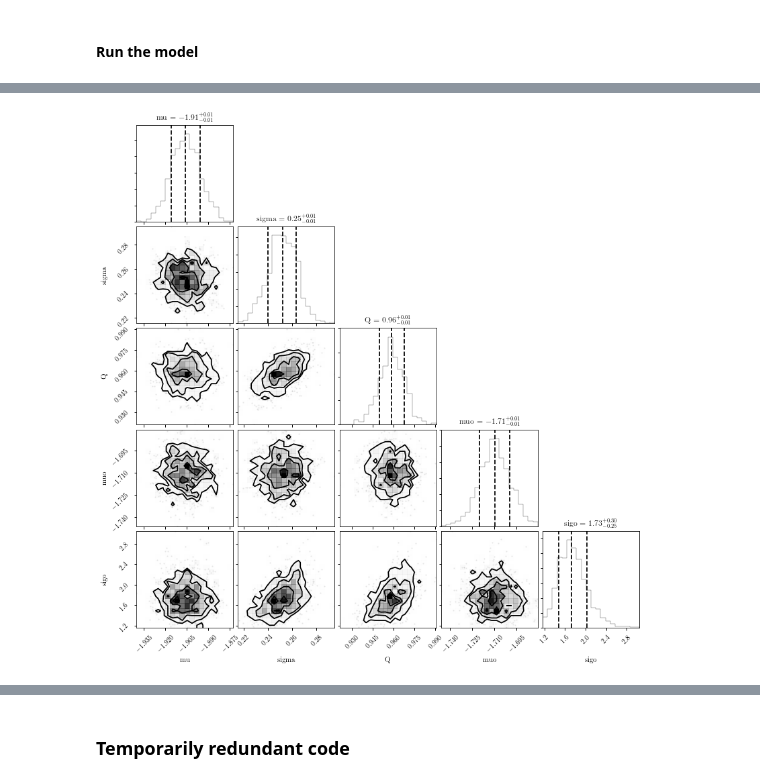
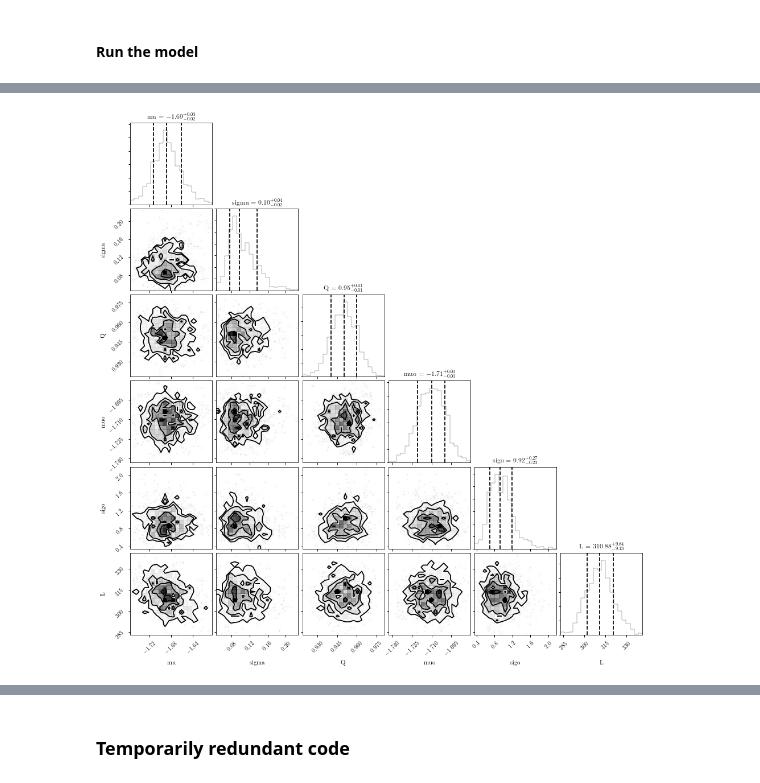
Before and after one commit to ojhall94/GAIA, a Jupyter notebook: hbmm_yu18_gaia.ipynb, the cells around one changed output, grey strips where cells are left out. Cells and saved outputs as stored; diff of their text form; code cells hidden in the pictures.

```diff
--- a/hbmm_yu18_gaia.ipynb
+++ b/hbmm_yu18_gaia.ipynb
@@ -31,5 +68,7 @@ def normal(x, mu, sigma):
 # %%
-df = read_data()
+# df = read_data()
+df = read_data_wtgas()
 df.head(2)
 print('Size: '+str(len(df)))
+df.head(2)
 # %% [output]
@@ -68,7 +116,7 @@ print(np.median(pKs))
 # %% [markdown]
 ## Stan model for astrometric values
 # %%
-overwrite = True
+overwrite = False
 asterostan = '''
 functions {
     real bailerjones_lpdf(real r, real L){
@@ -175,14 +222,17 @@ Completed
 # %% [markdown]
 #### Run the model
 # %%
-sel = df[:1000]
+sel = df[:]
 m = sel.kmag.values
 m_err = np.ones(len(sel)) * 0.02
-oo = sel.parallax.values
-oo_err = sel.parallax_error.values
+# oo = sel.parallax.values
+# oo_err = sel.parallax_error.values
+oo = sel.GAIA_PARALLAX
+oo_err = sel.GAIA_PARALLAX_ERR
 RlEbv = sel.Ak.values
 
-M_err = sel.phot_MKs_err #For plotting purposes
+# M_err = sel.phot_MKs_err #For plotting purposes
+M_err = sel.TGAS_MKs_err #For plotting purposes
 
 dat = {'N': len(sel),
         'm': m,
@@ -207,12 +257,12 @@ plt.show()
 # %%
 import corner
-chain = np.array([fit['mu'],fit['sigma'],fit['Q'],fit['muo'],fit['sigo']])#,fit['L']])
-corner.corner(chain.T,labels=['mu','sigma','Q','muo','sigo'],\
+chain = np.array([fit['mu'],fit['sigma'],fit['Q'],fit['muo'],fit['sigo'],fit['L']])
+corner.corner(chain.T,labels=['mu','sigma','Q','muo','sigo','L'],\
                   quantiles=[0.16, 0.5, 0.84],\
                   show_titles=True, title_kwargs={"fontsize": 12})
 plt.show()
 # %% [output]
-[figure, old version]
+[figure, new version]
 # %%
 mu = np.median(fit['mu'])
 sigma = np.median(fit['sigma'])
```
Also changed, not shown: parts of 13 cells of this notebook, 5 other files.
